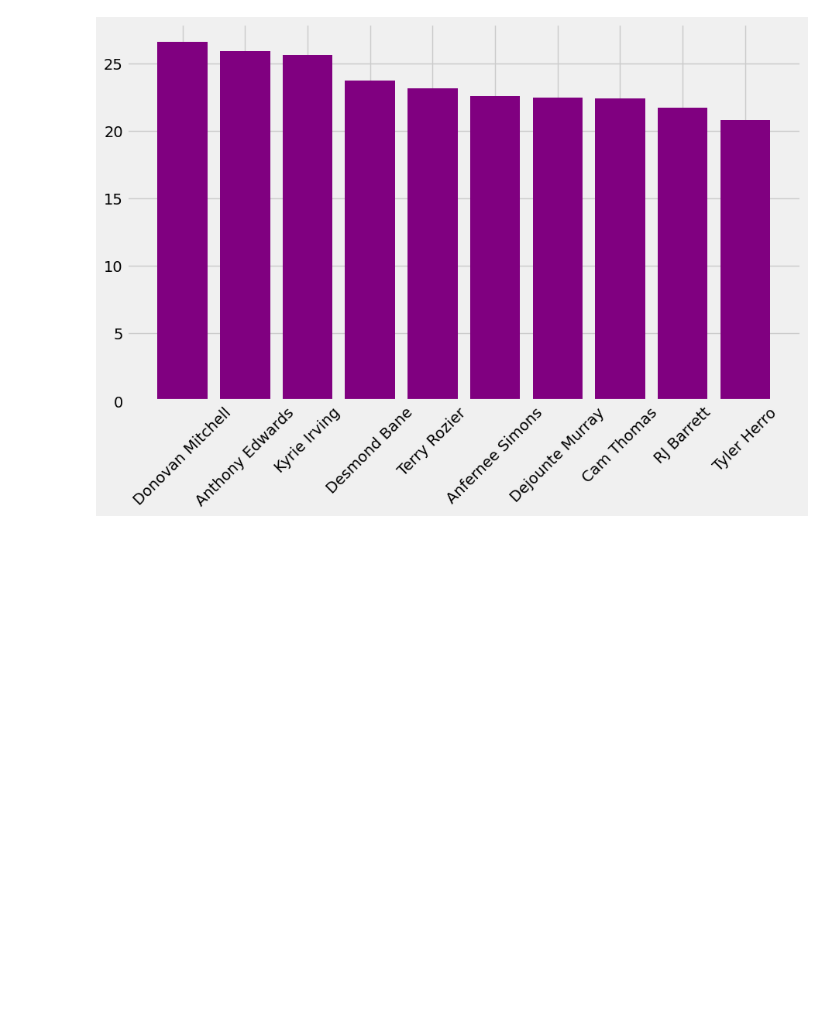
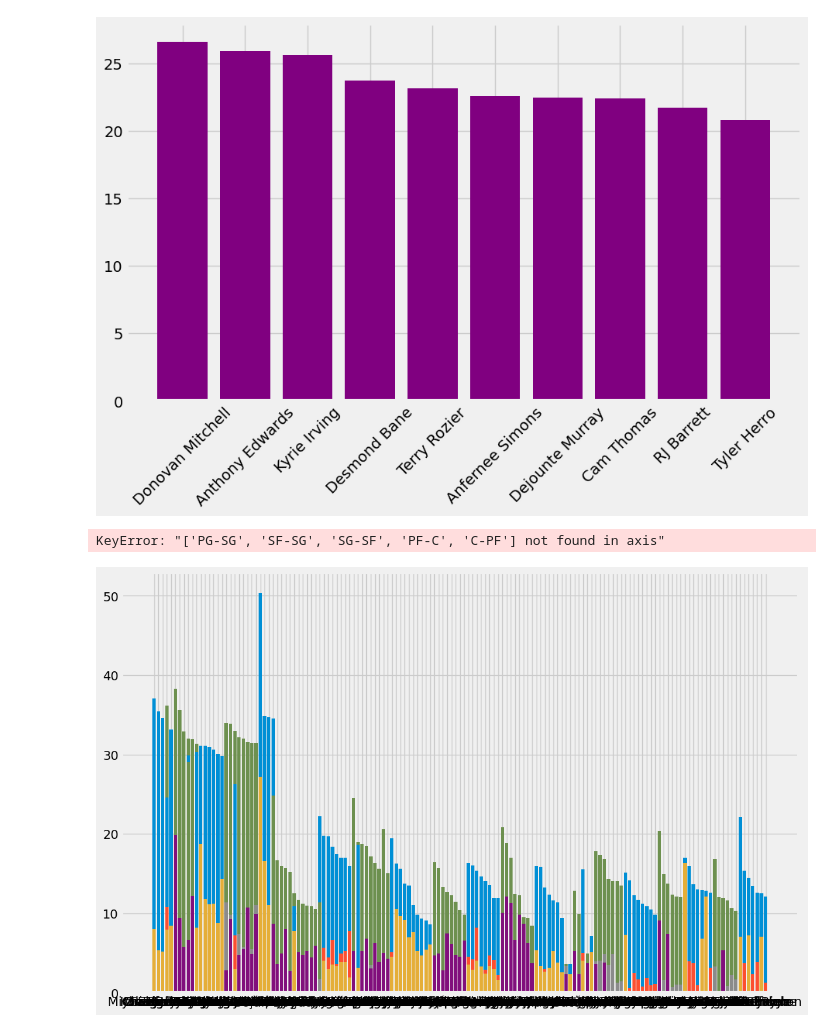
Before and after one commit to matthewellishanson/datafun-06-eda, a Jupyter notebook: matthanson_eda.ipynb, the cells around one changed output. Cells and saved outputs as stored; diff of their text form; code cells hidden in the pictures; blank space fills up the shorter version.

Commit message:
working through for loop to create charts for top 10 in ppg, apg and rpg by position

```diff
--- a/matthanson_eda.ipynb
+++ b/matthanson_eda.ipynb
@@ -147,3 +147,34 @@ plt.xticks(rotation=45)
 plt.show()
 # %% [output]
 [figure]
+# %%
+def create_and_sort_df(position):
+    # Filter the DataFrame for the given position
+    pos_df = nba_df[nba_df['pos'] == position]
+
+    # Sort the filtered DataFrame by 'pts_per_game' in descending order
+    sorted_df = pos_df.sort_values(by='pts_per_game', ascending=False)
+
+    return sorted_df
+
+# Example usage for each position
+pure_positions = nba_df['pos'].drop(['PG-SG', 'SF-SG', 'SG-SF', 'PF-C', 'C-PF'], axis=0)
+positions = pure_positions.unique()
+sorted_dfs = {pos: create_and_sort_df(pos) for pos in positions}
+
+# Display the sorted DataFrame for a specific position, e.g., 'SG'
+sorted_dfs['PF'].head()
+# %% [output]
+KeyError: "['PG-SG', 'SF-SG', 'SG-SF', 'PF-C', 'C-PF'] not found in axis"
+# %%
+# for each position, create a grouped bar plot of the top 10 players by points per game vs. assists per game vs. rebounds per game
+fig, ax = plt.subplots(figsize=(12, 8))
+plt.style.use('fivethirtyeight')
+
+# Create a grouped bar plot for each position
+for pos, df in sorted_dfs.items():
+    ax.bar(df['player_x'][:10], df['pts_per_game'][:10], label='Points Per Game')
+    ax.bar(df['player_x'][:10], df['ast_per_game'][:10], label='Assists Per Game')
+    ax.bar(df['player_x'][:10], df['trb_per_game'][:10], label='Rebounds Per Game')
+# %% [output]
+[figure, added]
```
Also changed, not shown: parts of 1 cell of this notebook.
